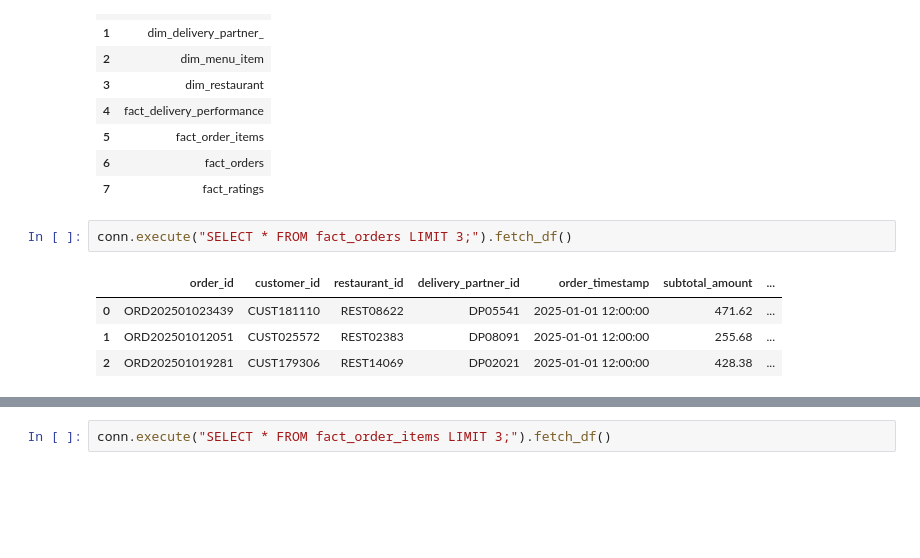
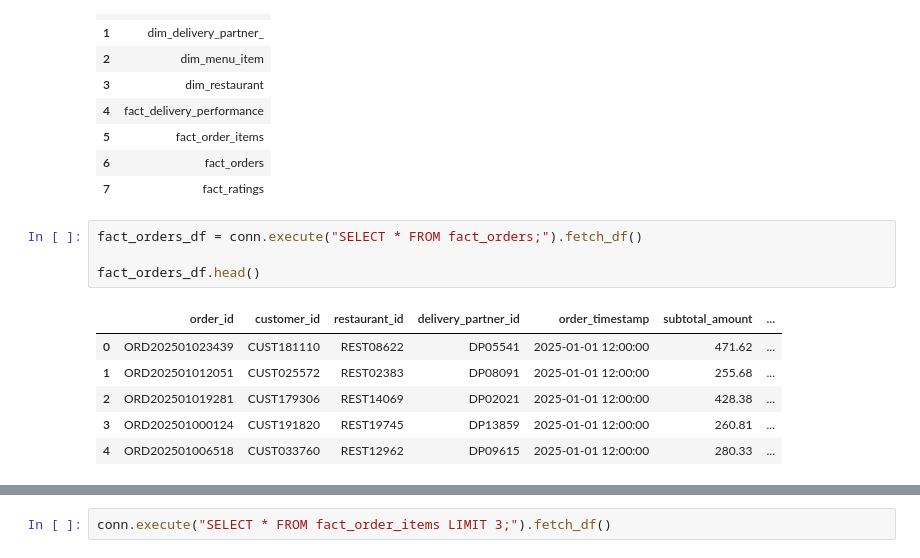
Before and after one commit to Joyan9/Crisis-Recovery-Data-Analytics-Project, a Jupyter notebook: EDA.ipynb, the cells around one changed output, grey strips where cells are left out. Saved outputs shown, nothing was run; the diff lists cells and outputs as text; blank space fills up the shorter version.

```diff
--- a/EDA.ipynb
+++ b/EDA.ipynb
@@ -63,9 +64,13 @@ conn.execute("SHOW TABLES;").fetch_df()
 | 6 | fact_orders |
 | 7 | fact_ratings |
 # %%
-conn.execute("SELECT * FROM fact_orders LIMIT 3;").fetch_df()
+fact_orders_df = conn.execute("SELECT * FROM fact_orders;").fetch_df()
+
+fact_orders_df.head()
 # %% [output]
 |  | order_id | customer_id | restaurant_id | delivery_partner_id | order_timestamp | subtotal_amount | ... |
 | 0 | ORD202501023439 | CUST181110 | REST08622 | DP05541 | 2025-01-01 12:00:00 | 471.62 | ... |
 | 1 | ORD202501012051 | CUST025572 | REST02383 | DP08091 | 2025-01-01 12:00:00 | 255.68 | ... |
 | 2 | ORD202501019281 | CUST179306 | REST14069 | DP02021 | 2025-01-01 12:00:00 | 428.38 | ... |
+| 3 | ORD202501000124 | CUST191820 | REST19745 | DP13859 | 2025-01-01 12:00:00 | 260.81 | ... |
+| 4 | ORD202501006518 | CUST033760 | REST12962 | DP09615 | 2025-01-01 12:00:00 | 280.33 | ... |
```
Also changed, not shown: parts of 13 cells of this notebook, 2 other files.
